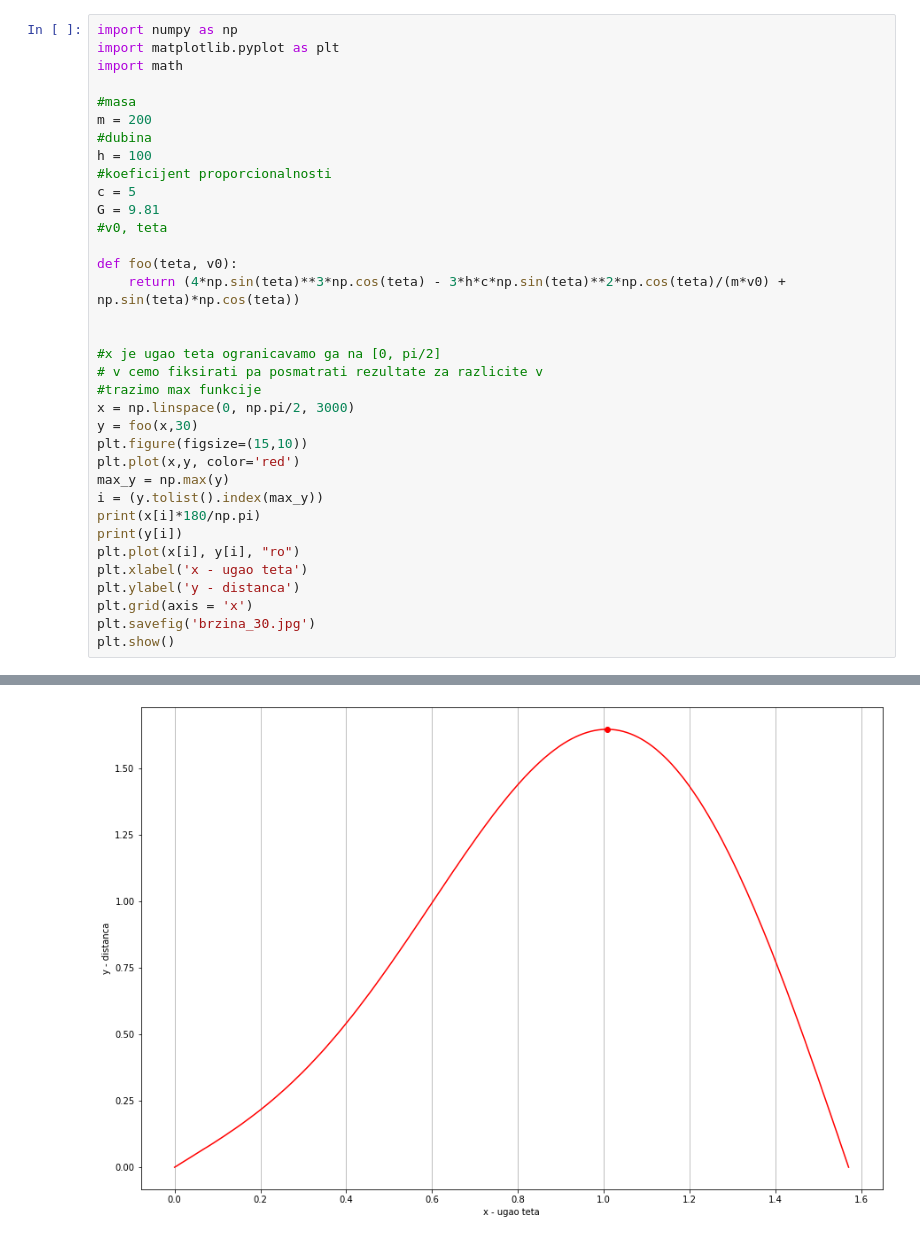
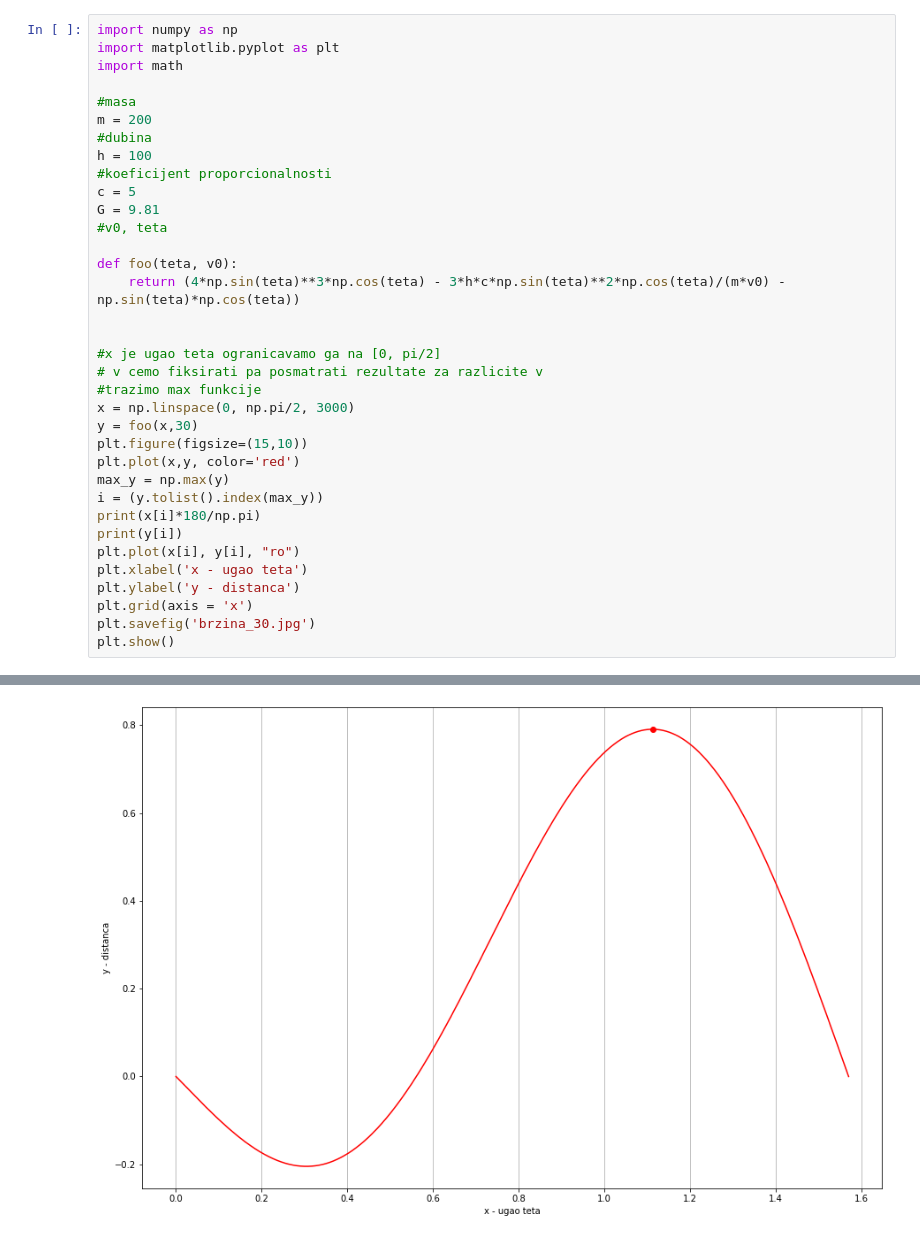
Before and after one commit to Natalija9/OMM-seminarski, a Jupyter notebook: omm.ipynb, the cells around one changed output, grey strips where cells are left out. Cells and saved outputs as stored; diff of their text form.

```diff
--- a/omm.ipynb
+++ b/omm.ipynb
@@ -13,7 +13,7 @@ G = 9.81
 #v0, teta
 
 def foo(teta, v0):
-    return (4*np.sin(teta)**3*np.cos(teta) - 3*h*c*np.sin(teta)**2*np.cos(teta)/(m*v0) + np.sin(teta)*np.cos(teta))
+    return (4*np.sin(teta)**3*np.cos(teta) - 3*h*c*np.sin(teta)**2*np.cos(teta)/(m*v0) - np.sin(teta)*np.cos(teta))
 
 
 #x je ugao teta ogranicavamo ga na [0, pi/2]
@@ -39,4 +39,4 @@ plt.show()
-[figure, old version]
+[figure, new version]
 # %%
 y = foo(x,300)
 plt.figure(figsize=(15,10))
```
Also changed, not shown: parts of 3 cells of this notebook, 1 other file.
